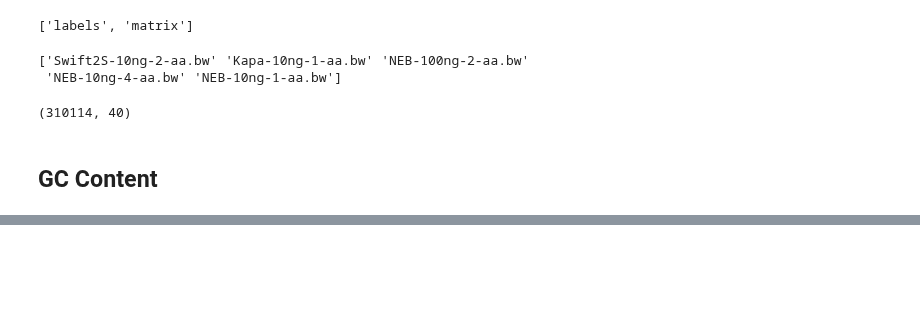
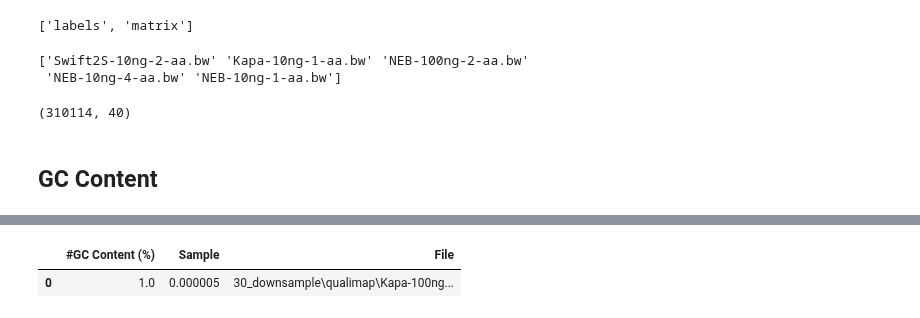
Before and after one commit to fa2k/comparison, a Jupyter notebook: Deeptools_coverage_analysis.ipynb, the cells around one changed output, grey strips where cells are left out. Drawn from its saved outputs; the diff is of its cells as text; code cells hidden in the pictures; blank space fills up the shorter version.

```diff
--- a/Deeptools_coverage_analysis.ipynb
+++ b/Deeptools_coverage_analysis.ipynb
@@ -186,0 +181,6 @@ plt.plot(mat[:, 2])
+# %%
+gc_data = pd.concat(map(lambda x: pd.read_csv(x, sep="\t").assign(File=x), gc_content_files))
+gc_data.head(n=1)
+# %% [output]
+|  | #GC Content (%) | Sample | File |
+| 0 | 1.0 | 0.000005 | 30_downsample\qualimap\Kapa-100ng... |
```
Also changed, not shown: parts of 16 cells of this notebook.
